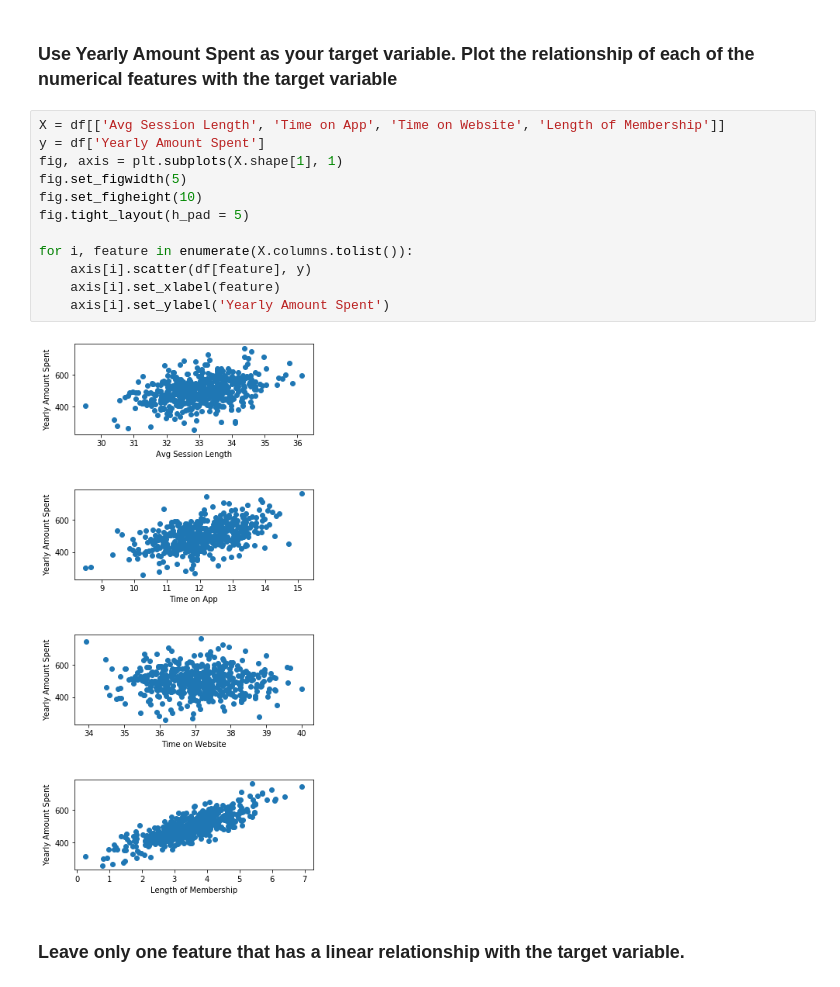
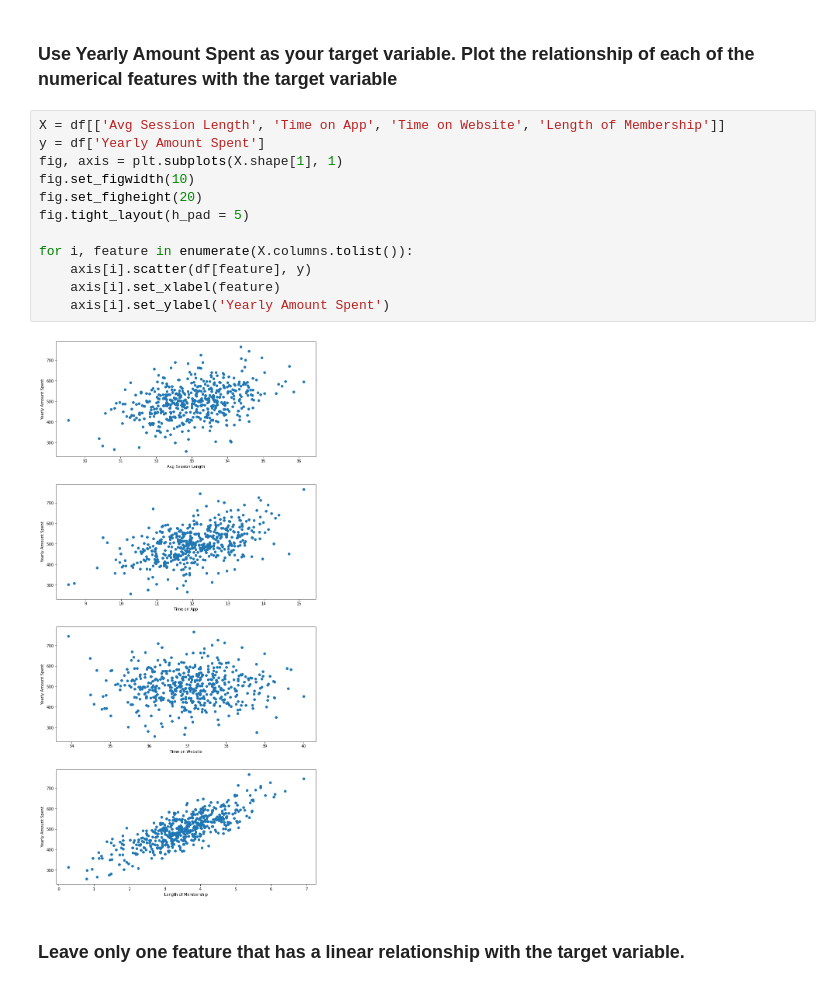
Before and after one commit to MelqonyanG/ML_Intro, a Jupyter notebook: Practice4/Linear_regression_practical_homework.ipynb, the cells around one changed output. Saved outputs shown, nothing was run; the diff lists cells and outputs as text.

```diff
--- a/Practice4/Linear_regression_practical_homework.ipynb
+++ b/Practice4/Linear_regression_practical_homework.ipynb
@@ -47,17 +47,17 @@ df.head()
 # %%
 X = df[['Avg Session Length', 'Time on App', 'Time on Website', 'Length of Membership']]
 y = df['Yearly Amount Spent']
 fig, axis = plt.subplots(X.shape[1], 1)
-fig.set_figwidth(5)
-fig.set_figheight(10)
+fig.set_figwidth(10)
+fig.set_figheight(20)
 fig.tight_layout(h_pad = 5)
 
 for i, feature in enumerate(X.columns.tolist()):
     axis[i].scatter(df[feature], y)
     axis[i].set_xlabel(feature)
     axis[i].set_ylabel('Yearly Amount Spent')
 # %% [output]
-[figure, old version]
+[figure, new version]
 # %% [markdown]
 ### Leave only one feature that has a linear relationship with the target variable.
 # %%
```
Also changed, not shown: parts of 10 cells of this notebook, 1 other file.
